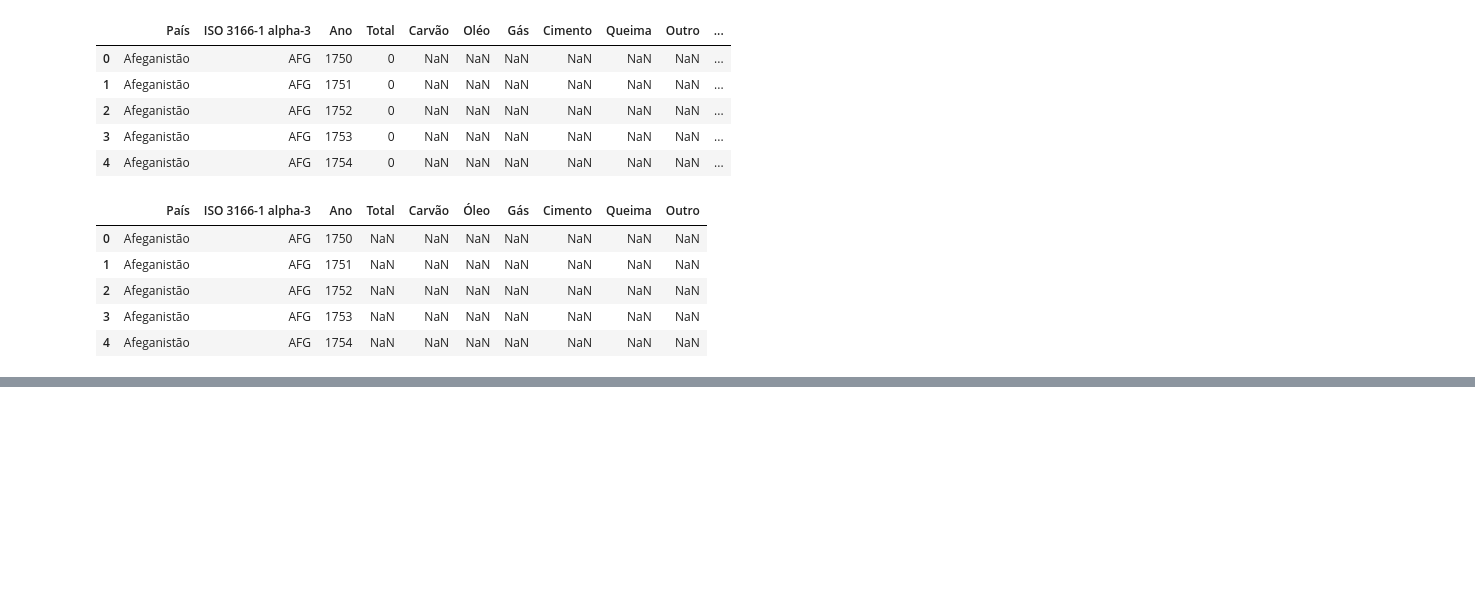
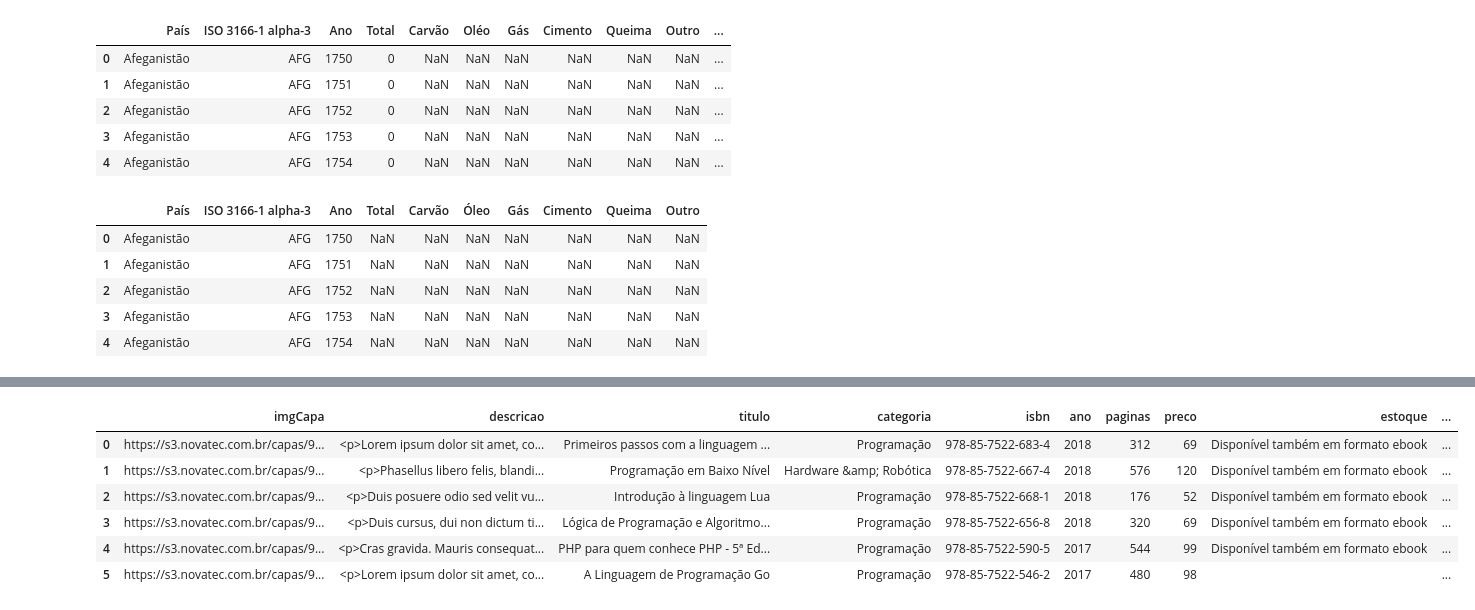
Before and after one commit to rtmazzeo/Pandas-Python, a Jupyter notebook: cursos_pandas/aula002.ipynb, the cells around one changed output, grey strips where cells are left out. Drawn from its saved outputs; the diff is of its cells as text; code cells hidden in the pictures; blank space fills up the shorter version.

```diff
--- a/cursos_pandas/aula002.ipynb
+++ b/cursos_pandas/aula002.ipynb
@@ -121,0 +122,2 @@ percapita_sheets.head(5)
+# %%
+dados = pd.read_json("/content/db.json")
@@ -121,0 +134,13 @@ percapita_sheets.head(5)
+# %%
+#dados visualizados no https://jsoncrack.com/
+df_normalizado =pd.json_normalize(dados['livros'])
+# %%
+df_normalizado
+# %% [output]
+|  | imgCapa | descricao | titulo | categoria | isbn | ano | paginas | preco | estoque | ... |
+| 0 | https://s3.novatec.com.br/capas/9... | <p>Lorem ipsum dolor sit amet, co... | Primeiros passos com a linguagem ... | Programação | 978-85-7522-683-4 | 2018 | 312 | 69 | Disponível também em formato ebook | ... |
+| 1 | https://s3.novatec.com.br/capas/9... | <p>Phasellus libero felis, blandi... | Programação em Baixo Nível | Hardware &amp; Robótica | 978-85-7522-667-4 | 2018 | 576 | 120 | Disponível também em formato ebook | ... |
+| 2 | https://s3.novatec.com.br/capas/9... | <p>Duis posuere odio sed velit vu... | Introdução à linguagem Lua | Programação | 978-85-7522-668-1 | 2018 | 176 | 52 | Disponível também em formato ebook | ... |
+| 3 | https://s3.novatec.com.br/capas/9... | <p>Duis cursus, dui non dictum ti... | Lógica de Programação e Algoritmo... | Programação | 978-85-7522-656-8 | 2018 | 320 | 69 | Disponível também em formato ebook | ... |
+| 4 | https://s3.novatec.com.br/capas/9... | <p>Cras gravida. Mauris consequat... | PHP para quem conhece PHP - 5ª Ed... | Programação | 978-85-7522-590-5 | 2017 | 544 | 99 | Disponível também em formato ebook | ... |
+| 5 | https://s3.novatec.com.br/capas/9... | <p>Lorem ipsum dolor sit amet, co... | A Linguagem de Programação Go | Programação | 978-85-7522-546-2 | 2017 | 480 | 98 |  | ... |
```
Also changed, not shown: parts of 22 cells of this notebook.
